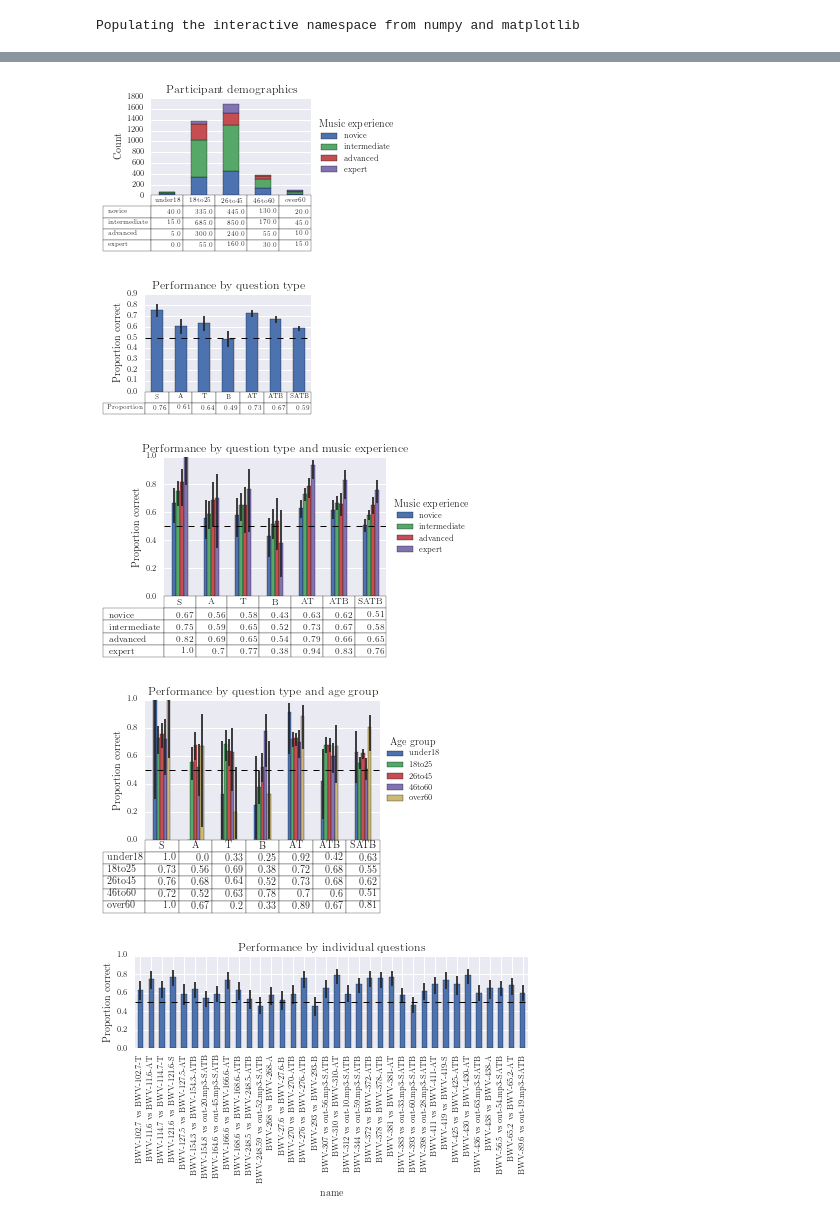
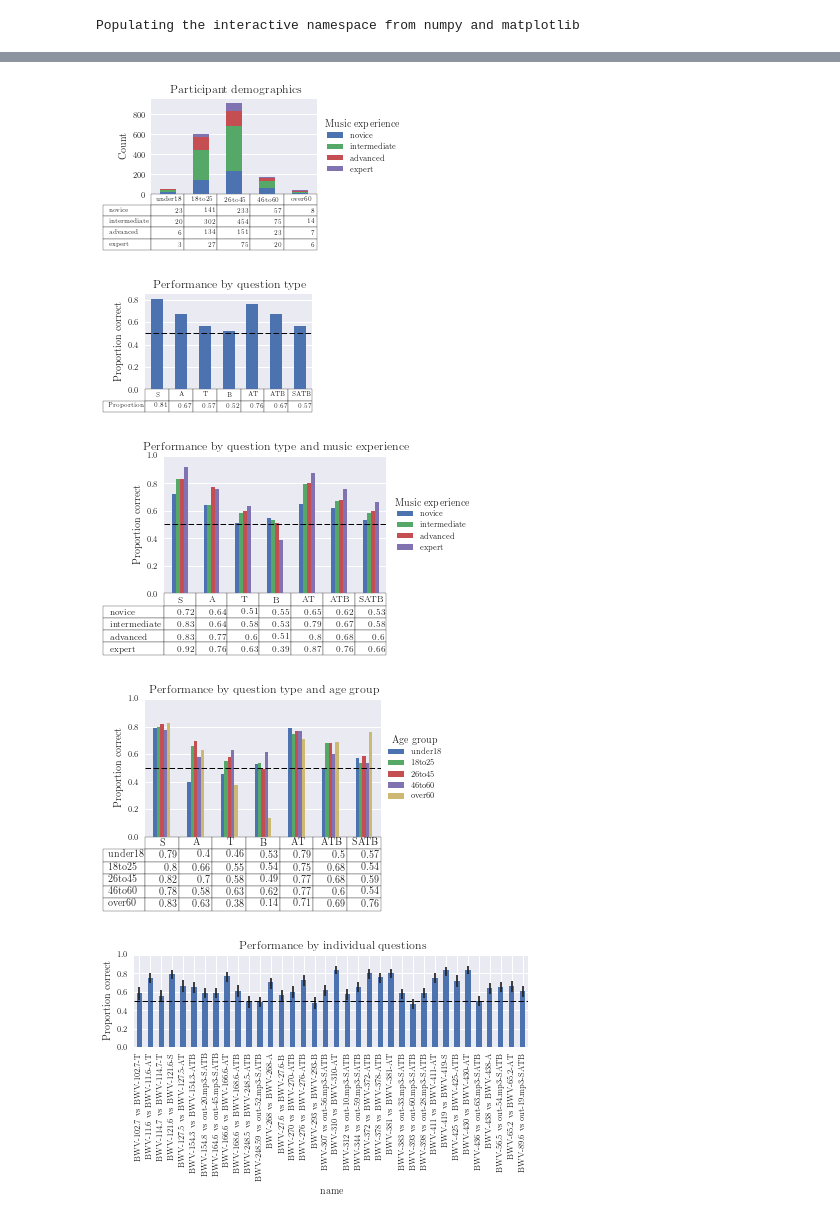
Before and after one commit to feynmanliang/bachbot-thesis, a Jupyter notebook: jupyter-notebooks/BachBot Responses.ipynb, the cells around one changed output, grey strips where cells are left out. Saved outputs shown, nothing was run; the diff lists cells and outputs as text; code cells hidden in the pictures.

Commit message:
Updates responses for icml paper

```diff
--- a/jupyter-notebooks/BachBot Responses.ipynb
+++ b/jupyter-notebooks/BachBot Responses.ipynb
@@ -14,6 +20,6 @@ from latexify import latexify, format_axes
 # %%
 EXPERIMENT_NAME = '8-1-bachbot-questions'
-RESPONSES_PATH = os.path.join('/home/fl350/data/responses', EXPERIMENT_NAME)
+RESPONSES_PATH = os.path.join('/home/fliang/Dropbox/Documents/16-17/research/bachbot-paper/data', EXPERIMENT_NAME)
 
 MASK_ORDER = ['S', 'A', 'T', 'B', 'AT', 'ATB', 'SATB']
 AGE_GROUP_ORDER = ['under18', '18to25', '26to45', '46to60', 'over60']
@@ -136,6 +155,8 @@ len(filter(lambda x: x in ['advanced','expert'], df.musicExperience)) * 1. / df.
 latexify(columns=1)
 
 ax = df\
+.groupby(["ip"])\
+.first()\
 .groupby(["ageGroup", "musicExperience"])\
 .apply(len)\
 .unstack(1)\
@@ -157,7 +178,7 @@ plt.tight_layout()
 plt.savefig('responses-ageGroup-musicExperience.pgf', bbox_inches='tight', dpi=300)
 plt.show()
 # %% [output]
-[figure, old version]
+[figure, new version]
 # %%
 latexify(columns=1)
 
@@ -167,8 +188,8 @@ props = df\
 
 ax = props.plot.bar(
     y='Proportion',
-    table=True,
-    yerr=make_error_bars(props))
+    table=True)
+    #yerr=make_error_bars(props))
 ax.axhline(y=0.5, linewidth=1, color='k', ls='--')
 ax.set_title('Performance by question type')
 ax.set_ylabel('Proportion correct')
@@ -179,7 +200,7 @@ plt.tight_layout()
 plt.savefig('responses-mask.pgf', bbox_inches='tight', dpi=300)
 plt.show()
 # %% [output]
-[figure, old version]
+[figure, new version]
 # %%
 latexify(fig_width=4)
 
@@ -191,8 +212,8 @@ props = df\
 
 ax = props.plot.bar(
     y='Proportion',
-    table=True,
-    yerr=make_error_bars2(props))
+    table=True)
+    #yerr=make_error_bars2(props))
 ax.axhline(y=0.5, linewidth=1, color='k', ls='--')
 ax.set_title('Performance by question type and music experience')
 ax.set_ylabel('Proportion correct')
@@ -209,37 +230,37 @@ plt.tight_layout()
 plt.savefig('responses-mask-musicExperience.pgf', bbox_inches='tight', dpi=300)
 plt.show()
 # %% [output]
-[figure, old version]
+[figure, new version]
 # %%
 latexify(fig_width=4)
 
 props = df\
 .groupby(["maskedParts", "ageGroup"])\
 .apply(lambda gp: pd.Series(exact_CI(gp['correct'].sum(), gp['correct'].count(), alpha=0.95)))\
 .unstack(1)\
 .loc[ORDERS['maskedParts']]
 
 ax = props.plot.bar(
     y='Proportion',
-    table=True,
-    yerr=make_error_bars2(props))
+    table=True)
+    #yerr=make_error_bars2(props))
 ax.axhline(y=0.5, linewidth=1, color='k', ls='--')
 ax.set_title('Performance by question type and age group')
 ax.set_ylabel('Proportion correct')
 ax.set_ylim([0, 1])
 ax.get_xaxis().set_visible(False)   # Hide Ticks
 
 #ax.legend(title="Age group", loc='best')
 # Shrink current axis by 20%, add legend to left
 box = ax.get_position()
 ax.set_position([box.x0, box.y0, box.width * 0.8, box.height])
 ax.legend(title="Age group", loc='center left', bbox_to_anchor=(1, 0.5))
 
 plt.tight_layout()
 plt.savefig('responses-mask-agegroup.pgf', bbox_inches='tight', dpi=300)
 plt.show()
 # %% [output]
-[figure, old version]
+[figure, new version]
 # %%
 latexify(columns=2)
 
@@ -258,7 +279,7 @@ plt.tight_layout()
 plt.savefig('responses-name.pgf', bbox_inches='tight', dpi=300)
 plt.show()
 # %% [output]
-[figure, old version]
+[figure, new version]
 # %%
 # Proportion of questions where change in proportion correct is  statistically insignificant from baseline
 df = props.loc[filter(lambda x: re.match(r".*SATB", x), props.index)]
```
Also changed, not shown: parts of 11 cells of this notebook.
